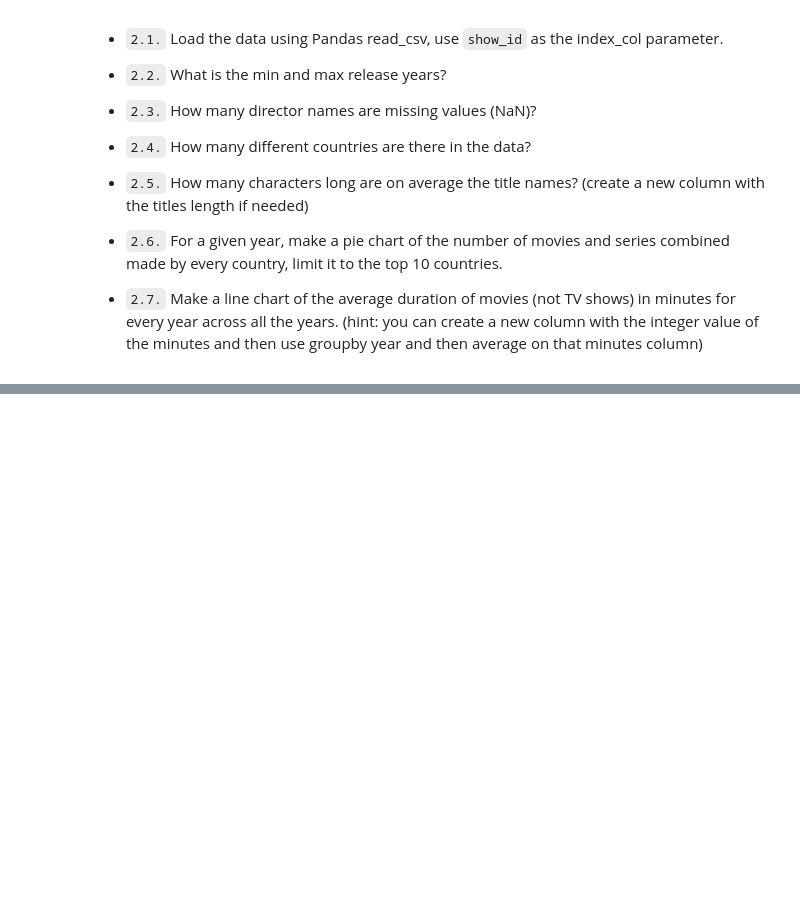
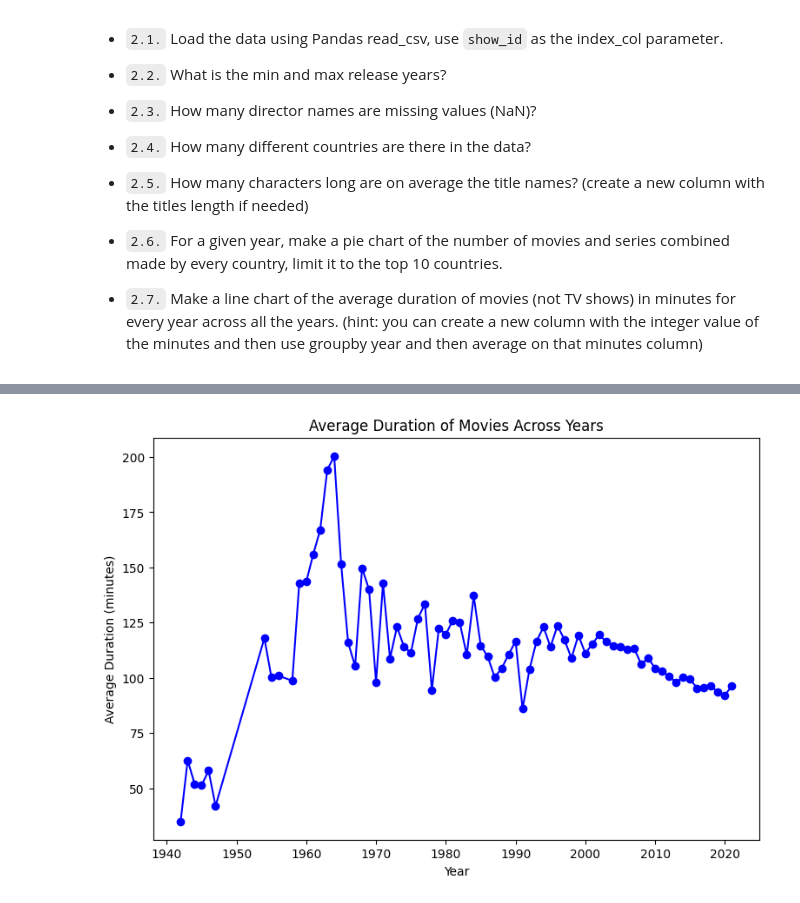
Before and after one commit to NicolasRaimundez/eae_ipld_project, a Jupyter notebook: development/02_netflix_data_analysis.ipynb, the cells around one changed output, grey strips where cells are left out. Drawn from its saved outputs; the diff is of its cells as text; code cells hidden in the pictures; blank space fills up the shorter version.

```diff
--- a/development/02_netflix_data_analysis.ipynb
+++ b/development/02_netflix_data_analysis.ipynb
@@ -107,0 +171,33 @@ plt.show()
+# %%
+# Ex 2.7: Make a line chart of the average duration of movies (not TV shows) in minutes for every year across all the years.
+
+# (hint: you can create a new column with the integer value of the minutes of the movies, it's possible to do it with the .apply()
+# method and a lambda function, getting only stripping the minutes of it and converting the digit number to an integer
+# or you can also do this process with a for loop over the dataframe rows like <for row_id, row in df.iterrows(): > creating every new value of that row for the new column
+
+# Then use groupby year and in order to average on that movies minutes column)
+
+
+movies_df["duration_minutes"] = movies_df["duration"].apply(lambda x: int(x.split(" ")[0]) if pd.notna(x) else None)
+
+# Filter only movies (not TV shows)
+movies_df_movies = movies_df[movies_df["type"] == "Movie"]
+
+# Group by release year and calculate the average duration for each year
+movies_avg_duration_per_year = movies_df_movies.groupby("release_year")["duration_minutes"].mean()
+
+# TODO: movies_avg_duration_per_year has to be a Pandas Series with the average duration of movies per year
+
+
+fig, ax = plt.subplots(figsize=(9, 6))
+ax.plot(movies_avg_duration_per_year.index, movies_avg_duration_per_year.values, marker='o', linestyle='-', color='b')
+
+# TODO: generate the line plot using plt.plot() and the information from movies_avg_duration_per_year (the vertical axis with the minutes value) and its index (the horizontal axis with the years)
+
+ax.set_title("Average Duration of Movies Across Years")
+ax.set_xlabel("Year")
+ax.set_ylabel("Average Duration (minutes)")
+
+plt.show()
+# %% [output]
+[figure, added]
```
Also changed, not shown: parts of 7 cells of this notebook, 5 other files.
